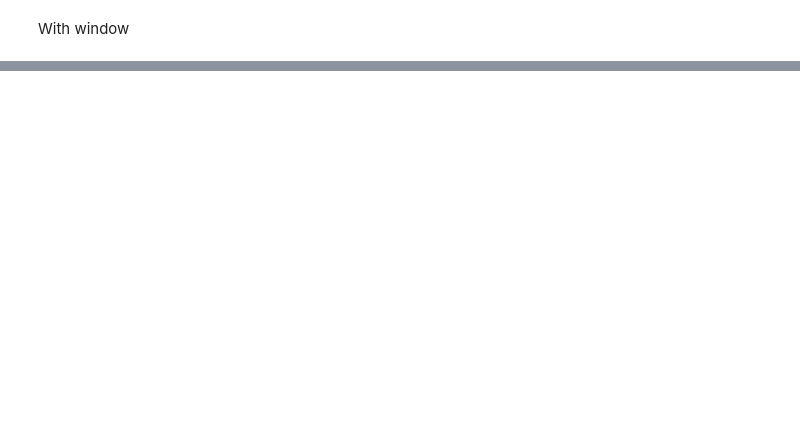
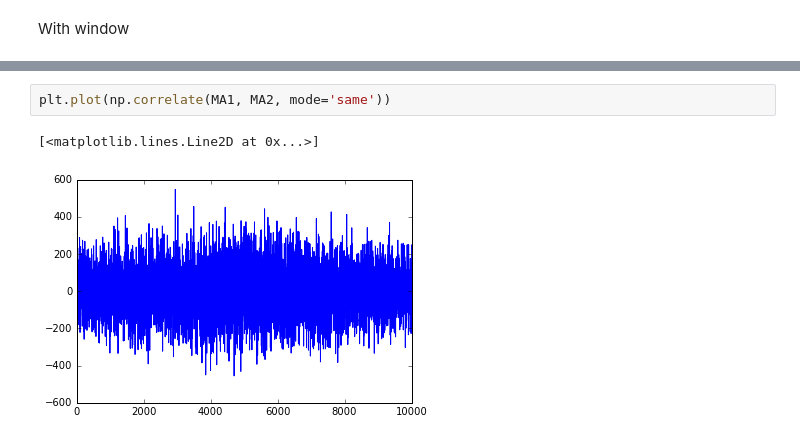
Before and after one commit to baruselli/random_walks, a Jupyter notebook: random_walks.ipynb, the cells around one changed output, grey strips where cells are left out. Drawn from its saved outputs; the diff is of its cells as text; blank space fills up the shorter version.

```diff
--- a/random_walks.ipynb
+++ b/random_walks.ipynb
@@ -723,0 +750,5 @@ generating a ( 0 , 0 , 1 ) process
+# %%
+plt.plot(np.correlate(MA1, MA2, mode='same'))
+# %% [output]
+[<matplotlib.lines.Line2D at 0x...>]
+[figure, added]
```
Also changed, not shown: parts of 76 cells of this notebook, 3 other files.
